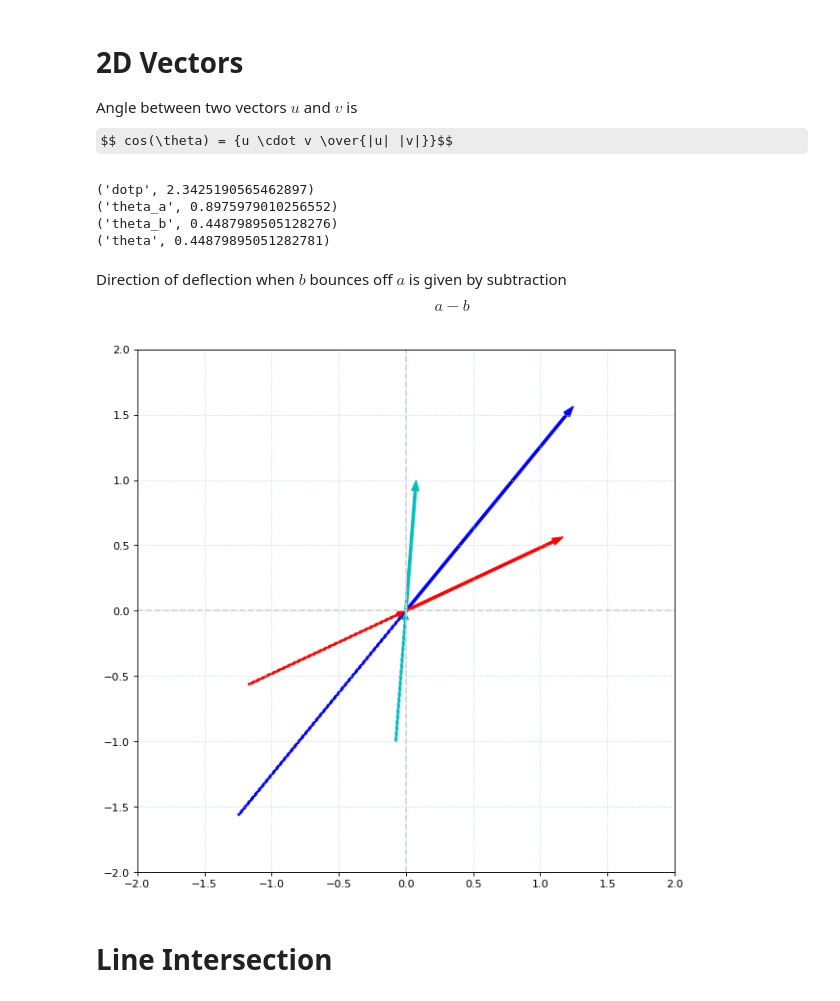
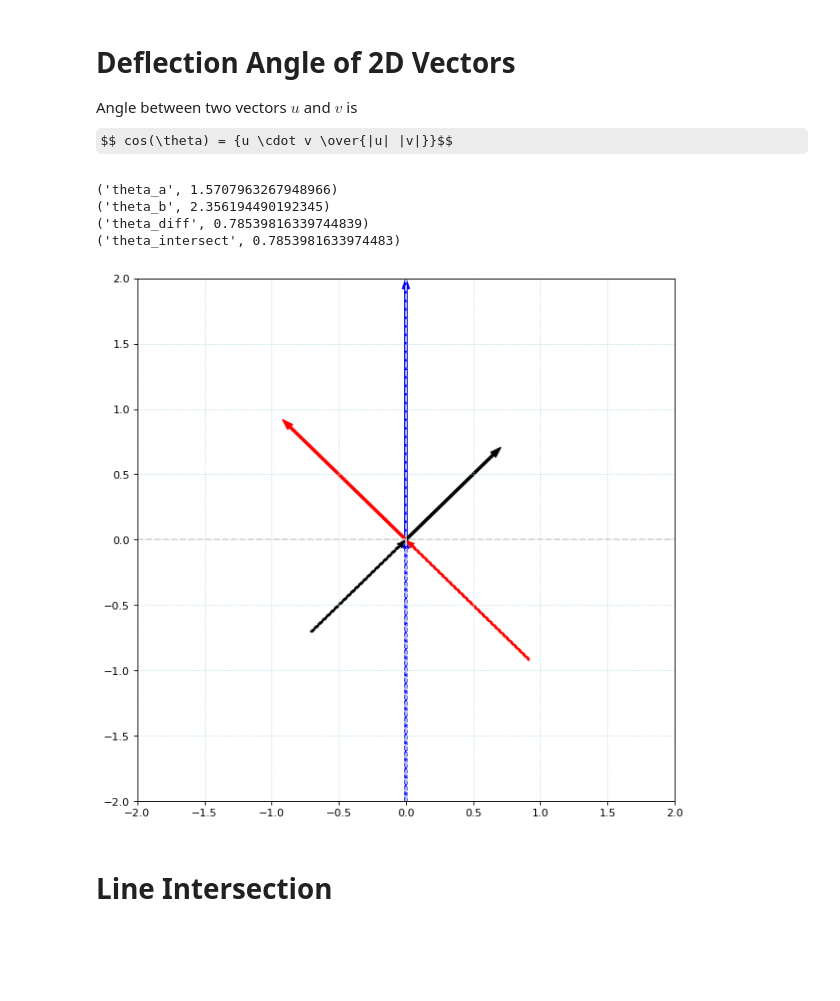
Before and after one commit to paulsuda/notebook-work, a Jupyter notebook: notebooks/Geometry 2D.ipynb, the cells around one changed output. Saved outputs shown, nothing was run; the diff lists cells and outputs as text; code cells hidden in the pictures; some formulas as TeX source; blank space fills up the shorter version.

```diff
--- a/notebooks/Geometry 2D.ipynb
+++ b/notebooks/Geometry 2D.ipynb
@@ -14,56 +65,45 @@ def init_plot():
 # %% [markdown]
-# 2D Vectors
+# Deflection Angle of 2D Vectors
 
 Angle between two vectors $u$ and $v$ is $$ cos(\theta) = {u \cdot v \over{|u| |v|}}$$
 # %%
+plt = init_plot()
+plt.xlim(-2, 2)
+plt.ylim(-2, 2)
+
 origin = np.zeros(2)
-# theta_a = np.pi * 1/4
-theta_a = np.pi * 2/7
+theta_a = np.pi * 1/2
 a = np.array([np.cos(theta_a) * 2, np.sin(theta_a) * 2])
-theta_b = np.pi * 1/7
+theta_b = np.pi * 3/4
 b = np.array([np.cos(theta_b) * 1.3, np.sin(theta_b) * 1.3])
 
 c = np.add(a, b)
 d = np.subtract(a, b)
 
 dotp = np.dot(a, b)
 
-theta = np.arccos(
+theta_diff = np.arccos(
     dotp /
     (np.hypot(a[0], a[1]) * np.hypot(b[0], b[1]))
 )
-print('dotp', dotp)
+
+theta_intersect = theta_a + (theta_a - theta_b)
+
 print('theta_a', theta_a)
 print('theta_b', theta_b)
-print('theta', theta)
-
-theta_int = theta_a - theta
+print('theta_diff', theta_diff)
+print('theta_intersect', theta_intersect)
 
 e = np.array([np.cos(theta_int), np.sin(theta_int)])
+
+plot_vec(a, 'b')
+plot_vec(b, 'r')
+plot_vec(e, 'k')
 # %% [output]
-('dotp', 2.3425190565462897)
-('theta_a', 0.8975979010256552)
-('theta_b', 0.4487989505128276)
-('theta', 0.44879895051282781)
+('theta_a', 1.5707963267948966)
+('theta_b', 2.356194490192345)
+('theta_diff', 0.78539816339744839)
+('theta_intersect', 0.7853981633974483)
+[figure, added]
-# %% [markdown]
-Direction of deflection when $b$ bounces off $a$ is given by subtraction $$ a - b $$
-# %%
-plt = init_plot()
-plt.xlim(-2, 2)
-plt.ylim(-2, 2)
-
-
-def plot_vec(v, color = 'k', label=''):
-    plt.arrow(origin[0], origin[1], v[0], v[1], color=color, width=0.018, length_includes_head=True, label='label')
-    plt.arrow(-v[0], -v[1], v[0], v[1], color=color, width=0.015, length_includes_head=True, linestyle='--')
-
-
-plot_vec(a, 'b', 'a')
-plot_vec(b, 'r', 'b')
-# plot_vec(c, 'g')
-plot_vec(d, 'c', 'a-b')
-# plot_vec(e, 'k')
-# %% [output]
-[figure, removed]
 # %% [markdown]
 # Line Intersection
```
Also changed, not shown: parts of 10 cells of this notebook.
